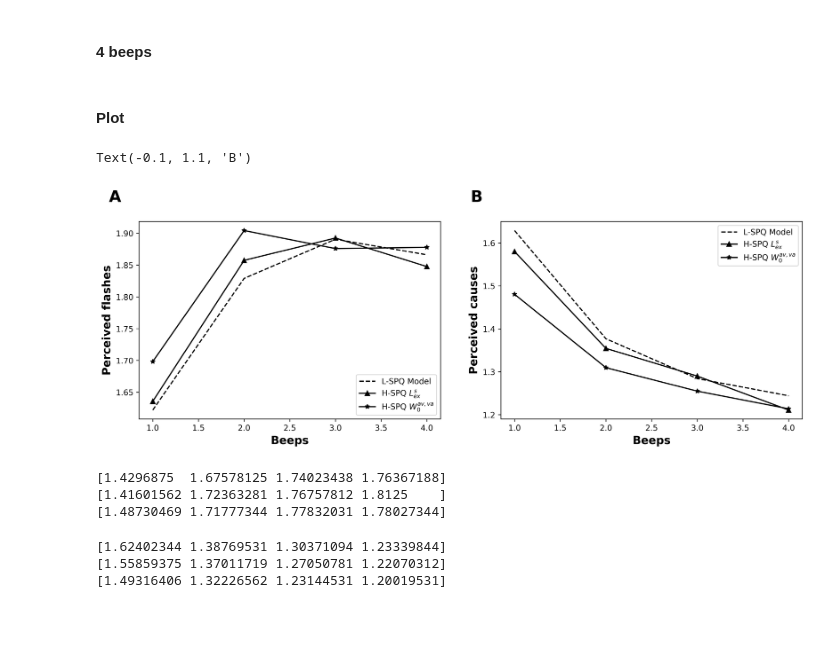
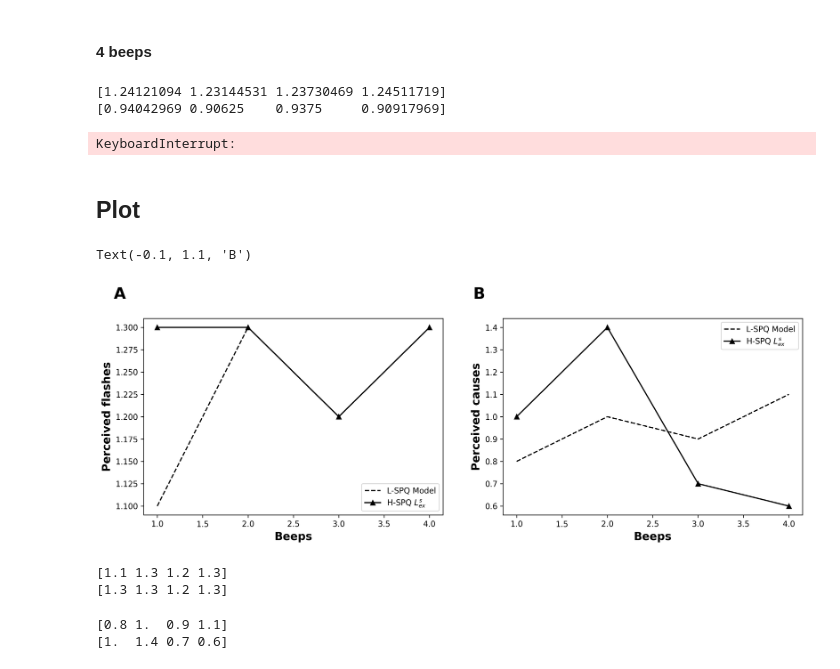
Before and after one commit to renatoparedes/SCZ_DFI_Model, a Jupyter notebook: Predictions.ipynb, the cells around one changed output. Drawn from its saved outputs; the diff is of its cells as text; code cells hidden in the pictures; blank space fills up the shorter version.

```diff
--- a/Predictions.ipynb
+++ b/Predictions.ipynb
@@ -162,13 +77,47 @@ causes_per_beep_hspq_alter = causes_hspq_alter.mean(axis=0)
+# %%
+print(flashes_per_beep_lspq)
+print(causes_per_beep_lspq)
+# %% [output]
+[1.24121094 1.23144531 1.23730469 1.24511719]
+[0.94042969 0.90625    0.9375     0.90917969]
+# %%
+hsqp_flashes, hspq_causes = beep_explore_job(
+    a_tau=6.560e00,
+    v_tau=9.191e00,
+    m_tau=1.200e02,
+    cm_weight=1.036e-03,
+    fb_weight=6.231e-01,
+    ff_weight=3.892e00,
+    l_ex=5.305e-01,
+    max_beeps=max_beeps,
+    n_sims=n_sims,
+)
+
+flashes_hspq = np.array(hsqp_flashes).reshape(n_sims, max_beeps)
+flashes_per_beep_hspq = flashes_hspq.mean(axis=0)
+
+causes_hspq = np.array(hspq_causes).reshape(n_sims, max_beeps)
+causes_per_beep_hspq = causes_hspq.mean(axis=0)
+# %% [output]
+KeyboardInterrupt:
 # %% [markdown]
-#### Plot
+## Plot
 # %%
 import matplotlib.pyplot as plt
 import string
 
-fig, axs = plt.subplots(1, 2, figsize=(15, 4.5), dpi=600)
+beeps_range = np.arange(1, max_beeps + 1)
+
+flashes_per_beep_lspq = np.array([1.24121094, 1.23144531, 1.23730469, 1.24511719])
+causes_per_beep_lspq = np.array([0.94042969, 0.90625, 0.9375, 0.90917969])
+
+flashes_per_beep_hspq = np.array()
+causes_per_beep_hspq = np.array()
+
+fig, axs = plt.subplots(1, 2, figsize=(15, 4.5), dpi=300)
 
 ax1 = plt.subplot(121)
-ax1.plot(beeps_range, flashes_per_beep, "--", label="L-SPQ Model", color="k")
+ax1.plot(beeps_range, flashes_per_beep_lspq, "--", label="L-SPQ Model", color="k")
 ax1.plot(
     beeps_range,
     flashes_per_beep_hspq,
@@ -176,13 +125,7 @@ ax1.plot(
     color="k",
     marker="^",
 )
-ax1.plot(
-    beeps_range,
-    flashes_per_beep_hspq_alter,
-    label="H-SPQ " + r"$W_{0}^{av, va}$",
-    color="k",
-    marker="*",
-)
+
 ax1.set_ylabel("Perceived flashes", size=14, weight="bold")
 ax1.set_xlabel("Beeps", size=14, weight="bold")
 # ax1.set_ylim(1, 2)
@@ -194,55 +137,45 @@ ax1.text(
     transform=ax1.transAxes,
     size=20,
     weight="bold",
 )
 
 ax2 = plt.subplot(122)
-ax2.plot(beeps_range, causes_per_beep, "--", label="L-SPQ Model", color="k")
+ax2.plot(beeps_range, causes_per_beep_lspq, "--", label="L-SPQ Model", color="k")
 ax2.plot(
     beeps_range,
     causes_per_beep_hspq,
     label="H-SPQ " + r"$L_{ex}^{s}$",
     color="k",
     marker="^",
 )
-ax2.plot(
-    beeps_range,
-    causes_per_beep_hspq_alter,
-    label="H-SPQ " + r"$W_{0}^{av, va}$",
-    color="k",
-    marker="*",
-)
+
 ax2.set_ylabel("Perceived causes", size=14, weight="bold")
 ax2.set_xlabel("Beeps", size=14, weight="bold")
 # ax2.set_ylim(1, 2)
 ax2.legend()
 
 ax2.text(
     -0.1,
     1.1,
     string.ascii_uppercase[1],
     transform=ax2.transAxes,
     size=20,
     weight="bold",
 )
 
 fig.savefig("drafts/FIG5.eps", bbox_inches="tight", format="eps")
 # %% [output]
 Text(-0.1, 1.1, 'B')
-[figure, old version]
+[figure, new version]
 # %%
-print(flashes_per_beep)
+print(flashes_per_beep_lspq)
 print(flashes_per_beep_hspq)
-print(flashes_per_beep_hspq_alter)
 # %% [output]
-[1.4296875  1.67578125 1.74023438 1.76367188]
-[1.41601562 1.72363281 1.76757812 1.8125    ]
-[1.48730469 1.71777344 1.77832031 1.78027344]
+[1.1 1.3 1.2 1.3]
+[1.3 1.3 1.2 1.3]
 # %%
-print(causes_per_beep)
+print(causes_per_beep_lspq)
 print(causes_per_beep_hspq)
-print(causes_per_beep_hspq_alter)
 # %% [output]
-[1.62402344 1.38769531 1.30371094 1.23339844]
-[1.55859375 1.37011719 1.27050781 1.22070312]
-[1.49316406 1.32226562 1.23144531 1.20019531]
+[0.8 1.  0.9 1.1]
+[1.  1.4 0.7 0.6]
```
Also changed, not shown: parts of 5 cells of this notebook, 7 other files.
